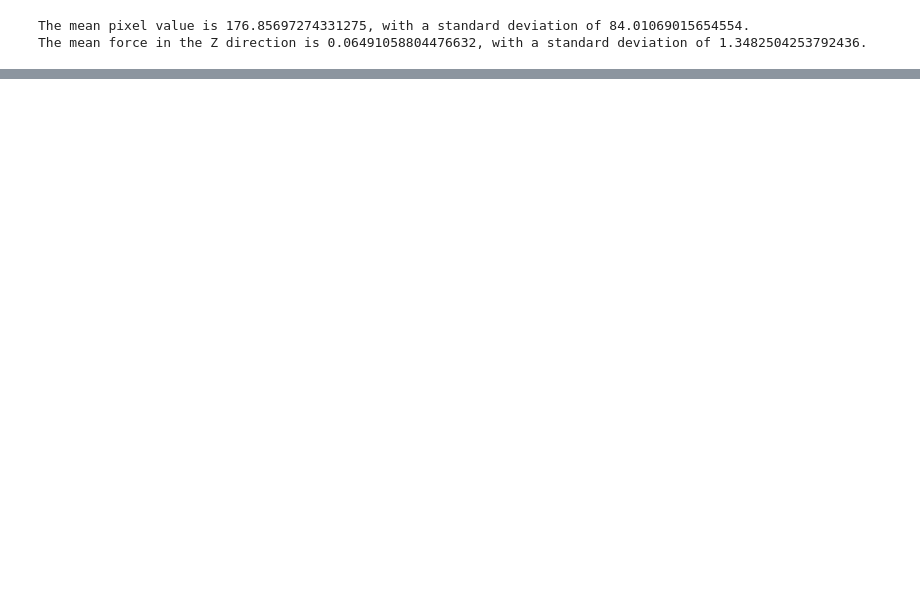
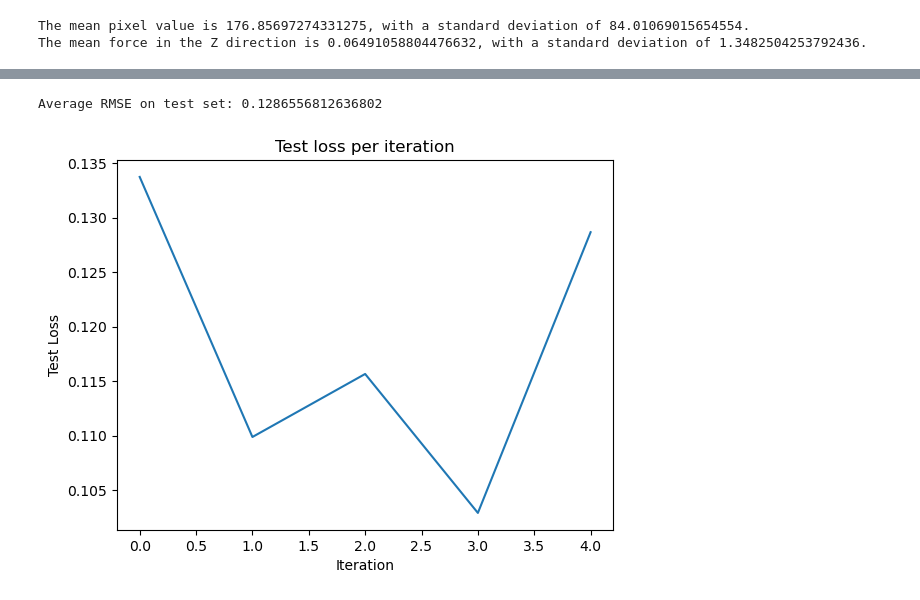
Before and after one commit to SoftSensing/VBSS, a Jupyter notebook: CNN-RNN-Skeleton-Implem.ipynb, the cells around one changed output, grey strips where cells are left out. Saved outputs shown, nothing was run; the diff lists cells and outputs as text; code cells hidden in the pictures; blank space fills up the shorter version.

```diff
--- a/CNN-RNN-Skeleton-Implem.ipynb
+++ b/CNN-RNN-Skeleton-Implem.ipynb
@@ -370,0 +372,50 @@ plt.show()
+# %%
+# Testing
+if new_model_bool == 1:
+    model.load_state_dict(torch.load('best_cnn_rnn_model.pth'))
+else:
+    model.load_state_dict(torch.load('best_model_epoch_8.pth'))
+test_loss_list = []
+test_outputs = []
+test_labels = []
+model.eval()
+with torch.no_grad():
+    for i in test_files_index:
+        data = load_file(path, i)
+        for j in range(int(file_size / batch_size)):
+            # Normalize
+            normalized_frames = (data['frames'][j * batch_size:(j + 1) * batch_size, :, :, :] - frames_mean) / frames_std
+            normalized_forces = (data['forces'][j * batch_size:(j + 1) * batch_size, 2] - forces_z_mean) / forces_z_std
+
+            # Create tensors
+            images = torch.from_numpy(normalized_frames).float()
+            labels = torch.from_numpy(normalized_forces).float()
+
+            # Adjust dimensions
+            images = images.permute(0, 3, 1, 2)
+
+            # Forward propagation
+            outputs = model(images)
+            outputs = torch.squeeze(outputs)
+
+            # Calculate loss (MSE)
+            mse_loss = error(outputs, labels)
+
+            # Store test loss (RMSE)
+            rmse_loss = np.sqrt(mse_loss.data.item() * pow(forces_z_std, 2))
+            test_loss_list.append(rmse_loss)
+
+            # Store predictions and labels
+            test_outputs.extend(outputs.tolist())
+            test_labels.extend(labels.tolist())
+
+# Results
+print(f"Average RMSE on test set: {np.mean(rmse_loss)}")
+plt.plot(range(len(test_loss_list)), test_loss_list)
+plt.title("Test loss per iteration")
+plt.xlabel("Iteration")
+plt.ylabel("Test Loss")
+plt.show()
+# %% [output]
+Average RMSE on test set: 0.1286556812636802
+[figure, added]
```
Also changed, not shown: parts of 7 cells of this notebook, 2 other files.
